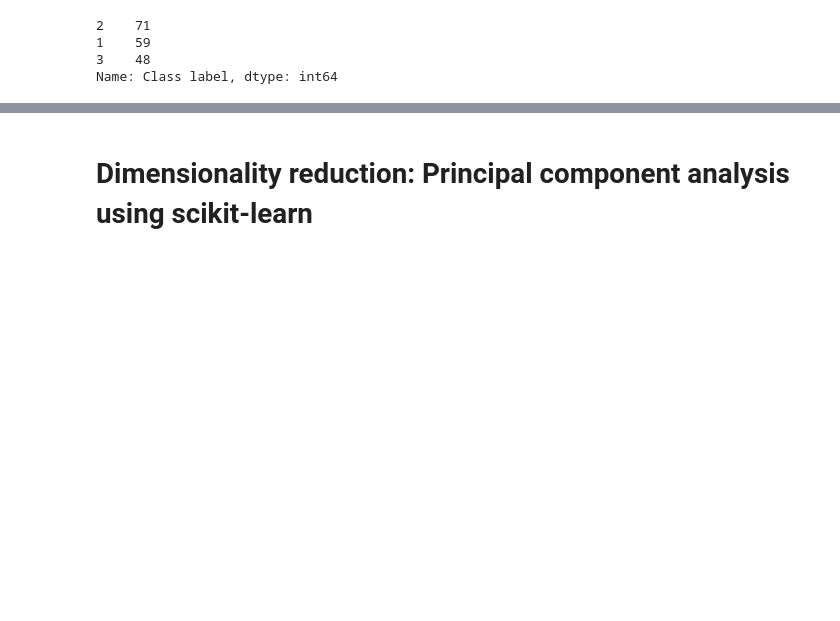
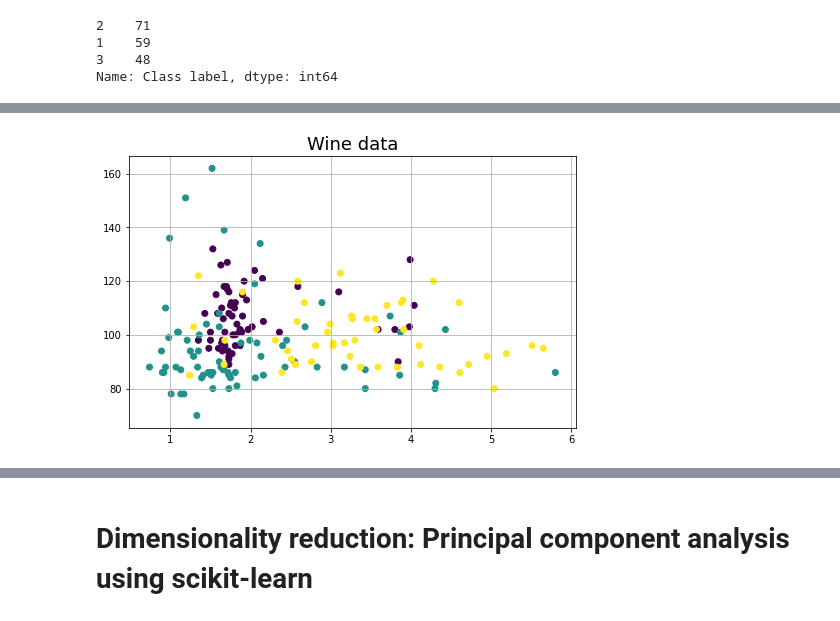
Before and after one commit to Tahaa1995/CE888, a Jupyter notebook: Lab_03/Lab_3.ipynb, the cells around one changed output, grey strips where cells are left out. Cells and saved outputs as stored; diff of their text form; code cells hidden in the pictures; blank space fills up the shorter version.

```diff
--- a/Lab_03/Lab_3.ipynb
+++ b/Lab_03/Lab_3.ipynb
@@ -325,8 +327,9 @@ df_wine['Class label'].value_counts()
 Name: Class label, dtype: int64
 # %%
 # Fetch data into x and y variables
-x=df_wine.ix[:,1:14] # Covariates or input
-y=df_wine.ix[:,:1] # Labels or classes or output
-print(x)
+x=df_wine.copy()
+x=df_wine.drop(columns=['Class label'])
+y=df_wine['Class label']
+print(x.columns)
 print(y)
 # %% [output]
@@ -353,13 +384,15 @@ km.labels_
 # %%
 # Task 3
 # Scatter plot data into 3 classes based on True Labaels and plot with legends. Hint: use any two variables
 
 plt.figure(figsize=(8,5))
 plt.title("Wine data", fontsize=18)
 plt.grid(True)
-plt.scatter(x_arr[:,1],x_arr[:,4],c=y_arr[:,0])
+plt.scatter(x_arr[:,1],x_arr[:,4],c=y_arr[:])
 plt.savefig('Cluster_wine_data.png', dpi=300)
 plt.show()
+# %% [output]
+[figure, added]
 # %%
 # Task 4
 # Use cluster model labels two group them in predicted classes
```
Also changed, not shown: parts of 15 cells of this notebook.
